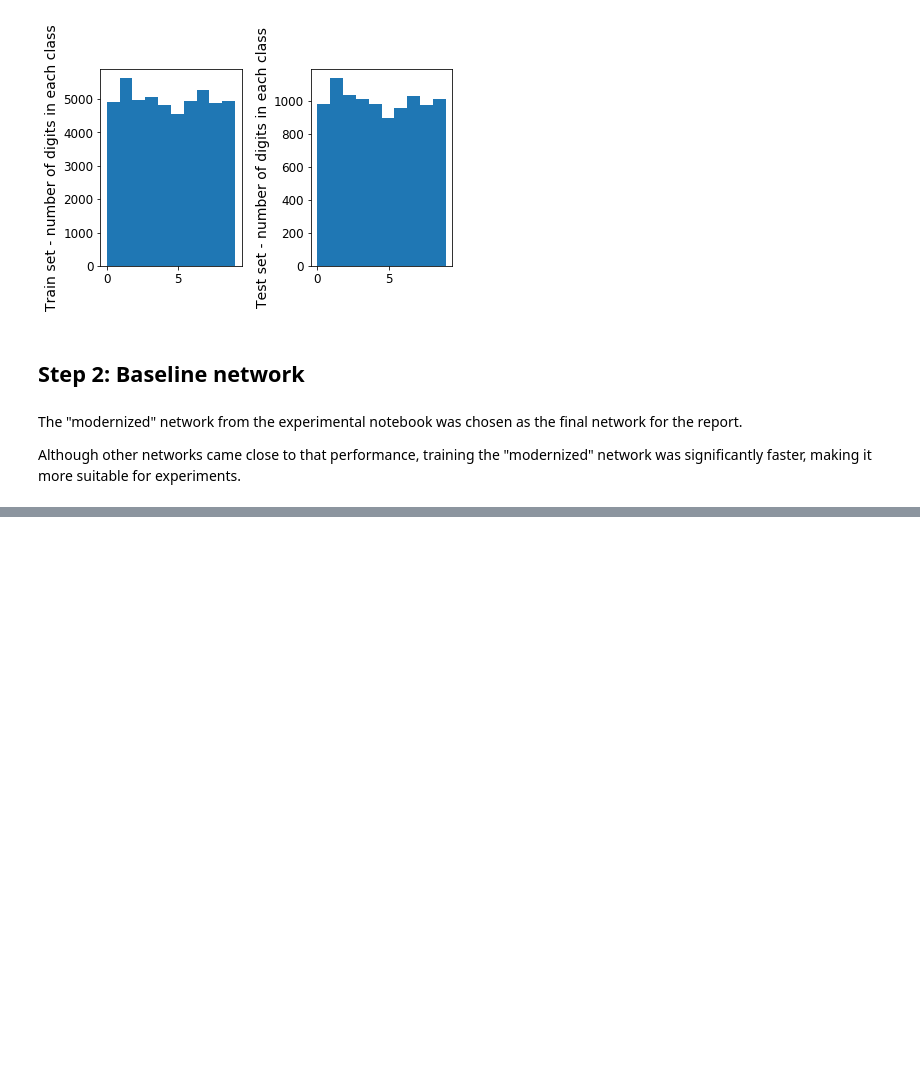
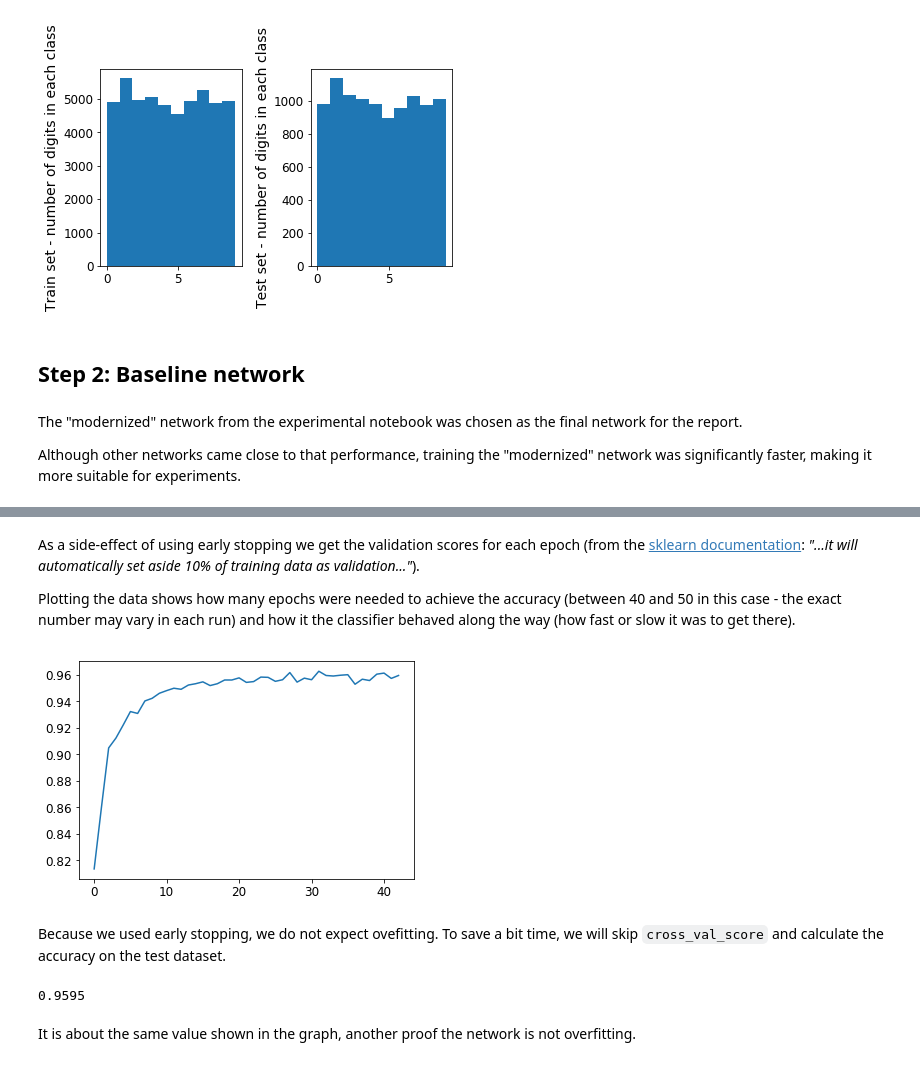
Before and after one commit to fau-masters-collected-works-cgarbin/cap6618-computer-vision, a Jupyter notebook: module4/CAP6618_PP2_cgarbin_final.ipynb, the cells around one changed output, grey strips where cells are left out. Cells and saved outputs as stored; diff of their text form; code cells hidden in the pictures; blank space fills up the shorter version.

```diff
--- a/module4/CAP6618_PP2_cgarbin_final.ipynb
+++ b/module4/CAP6618_PP2_cgarbin_final.ipynb
@@ -128,0 +302,13 @@ accuracy_score(y_test, y_pred)
+# %%
+%%time
+
+clf = MLPClassifier(hidden_layer_sizes=(100,),
+                    learning_rate_init=0.001,  # <----- this remains the same
+                    max_iter=500,              # <----- this is now a higher number
+                    early_stopping=True,       # <----- this is new
+                    tol=1e-4,                  # <----- also new, but set to the default value, just to make it visible
+                    n_iter_no_change=10,       # <----- also new and also set to the default value, for the same reason
+                    activation="relu", solver="adam", alpha=0.0001, batch_size=100, random_state=42)
+fit_results = clf.fit(X_train, y_train)
+
+print(fit_results)  # must explicitly print because of %%time
@@ -128,0 +325,18 @@ accuracy_score(y_test, y_pred)
+# %% [markdown]
+As a side-effect of using early stopping we get the validation scores for each epoch (from the [sklearn documentation](https://scikit-learn.org/stable/modules/generated/sklearn.neural_network.MLPClassifier.html#sklearn.neural_network.MLPClassifier.fit): _"...it will automatically set aside 10% of training data as validation..."_).
+
+Plotting the data shows how many epochs were needed to achieve the accuracy (between 40 and 50 in this case - the exact number may vary in each run) and how it the classifier behaved along the way (how fast or slow it was to get there).
+# %%
+plt.plot(clf.validation_scores_)
+plt.show()
+# %% [output]
+[figure, added]
+# %% [markdown]
+Because we used early stopping, we do not expect ovefitting. To save a bit time, we will skip `cross_val_score` and calculate the accuracy on the test dataset.
+# %%
+y_pred = clf.predict(X_test)
+accuracy_score(y_test, y_pred)
+# %% [output]
+0.9595
+# %% [markdown]
+It is about the same value shown in the graph, another proof the network is not overfitting.
```
Also changed, not shown: parts of 48 cells of this notebook.
